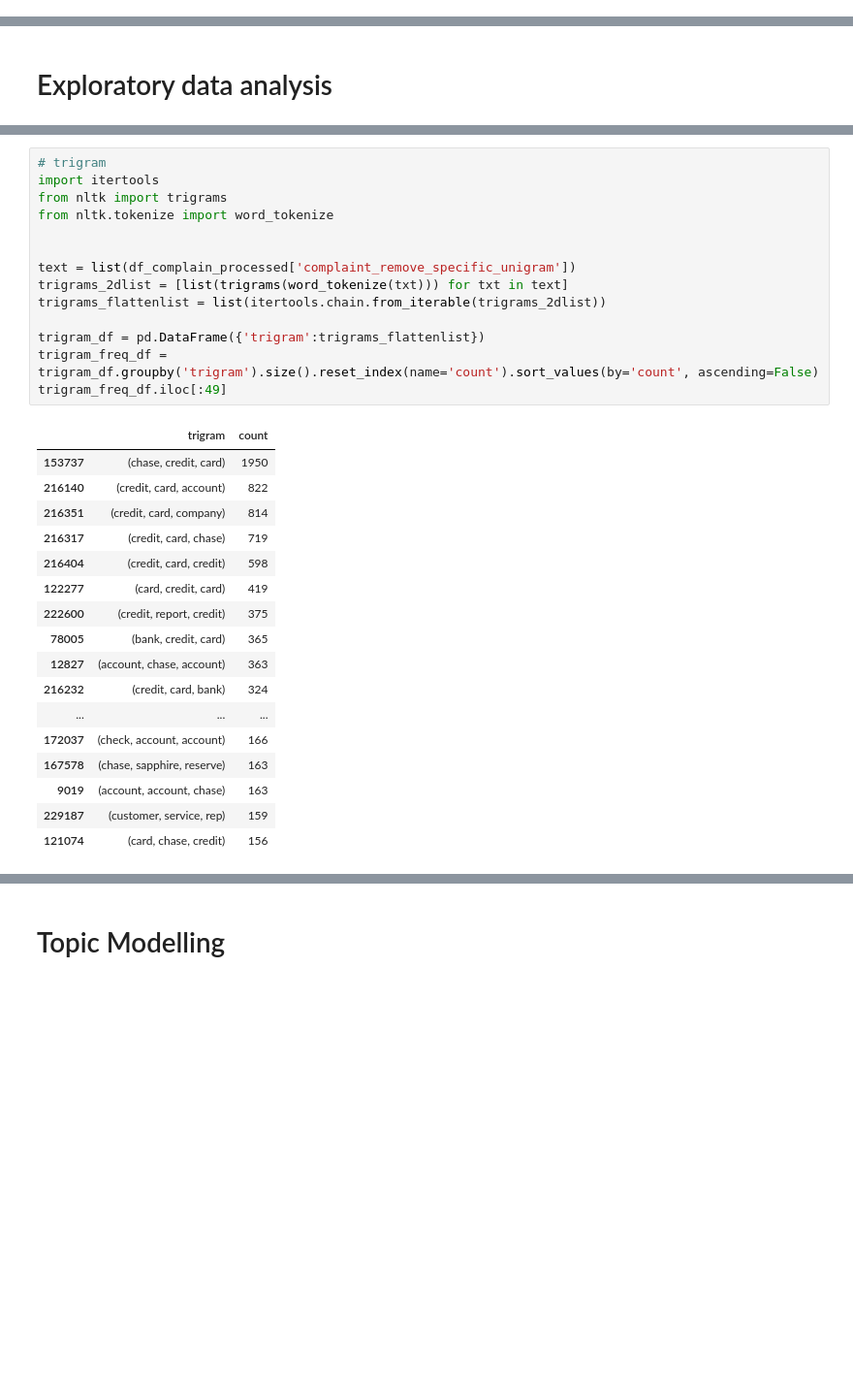
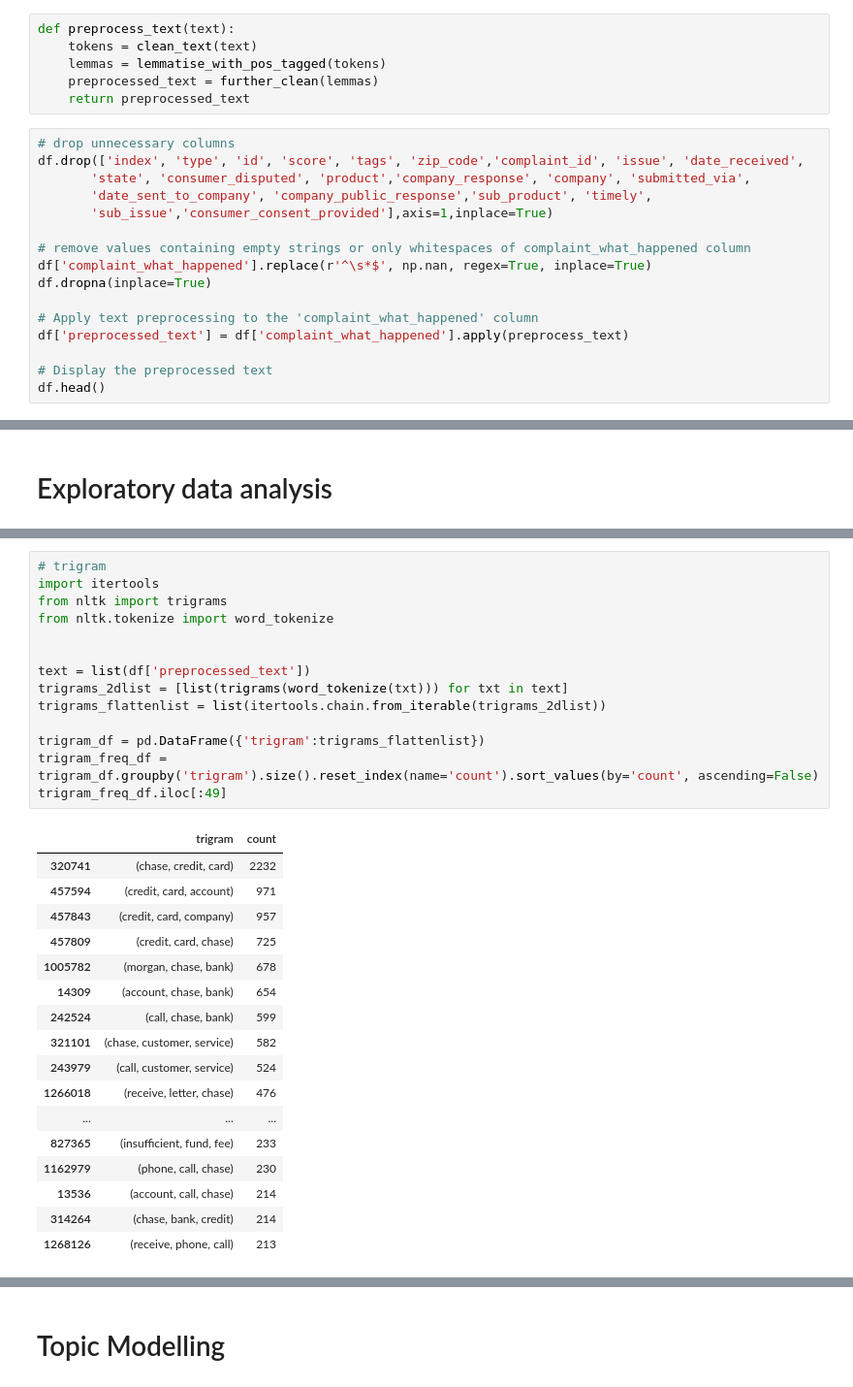
Before and after one commit to dxlee0807/classify_prioritise_complaint_ticket, a Jupyter notebook: financial_ticket_v2.ipynb, the cells around one changed output, grey strips where cells are left out. Shown: that part at 97% size. Drawn from its saved outputs; the diff is of its cells as text; blank space fills up the shorter version.

```diff
--- a/financial_ticket_v2.ipynb
+++ b/financial_ticket_v2.ipynb
@@ -254,0 +345,22 @@ df_complain_text
+# %%
+def preprocess_text(text):
+    tokens = clean_text(text)
+    lemmas = lemmatise_with_pos_tagged(tokens)
+    preprocessed_text = further_clean(lemmas)
+    return preprocessed_text
+# %%
+# drop unnecessary columns
+df.drop(['index', 'type', 'id', 'score', 'tags', 'zip_code','complaint_id', 'issue', 'date_received',
+       'state', 'consumer_disputed', 'product','company_response', 'company', 'submitted_via',
+       'date_sent_to_company', 'company_public_response','sub_product', 'timely',
+       'sub_issue','consumer_consent_provided'],axis=1,inplace=True)
+
+# remove values containing empty strings or only whitespaces of complaint_what_happened column
+df['complaint_what_happened'].replace(r'^\s*$', np.nan, regex=True, inplace=True)
+df.dropna(inplace=True)
+
+# Apply text preprocessing to the 'complaint_what_happened' column
+df['preprocessed_text'] = df['complaint_what_happened'].apply(preprocess_text)
+
+# Display the preprocessed text
+df.head()
@@ -391,32 +459,32 @@ bigram_freq_df.iloc[:49]
 # %%
 # trigram
 import itertools
 from nltk import trigrams
 from nltk.tokenize import word_tokenize
 
 
-text = list(df_complain_processed['complaint_remove_specific_unigram'])
+text = list(df['preprocessed_text'])
 trigrams_2dlist = [list(trigrams(word_tokenize(txt))) for txt in text]
 trigrams_flattenlist = list(itertools.chain.from_iterable(trigrams_2dlist))
 
 trigram_df = pd.DataFrame({'trigram':trigrams_flattenlist})
 trigram_freq_df = trigram_df.groupby('trigram').size().reset_index(name='count').sort_values(by='count', ascending=False)
 trigram_freq_df.iloc[:49]
 # %% [output]
 |  | trigram | count |
-| 153737 | (chase, credit, card) | 1950 |
-| 216140 | (credit, card, account) | 822 |
-| 216351 | (credit, card, company) | 814 |
-| 216317 | (credit, card, chase) | 719 |
-| 216404 | (credit, card, credit) | 598 |
-| 122277 | (card, credit, card) | 419 |
-| 222600 | (credit, report, credit) | 375 |
-| 78005 | (bank, credit, card) | 365 |
-| 12827 | (account, chase, account) | 363 |
-| 216232 | (credit, card, bank) | 324 |
+| 320741 | (chase, credit, card) | 2232 |
+| 457594 | (credit, card, account) | 971 |
+| 457843 | (credit, card, company) | 957 |
+| 457809 | (credit, card, chase) | 725 |
+| 1005782 | (morgan, chase, bank) | 678 |
+| 14309 | (account, chase, bank) | 654 |
+| 242524 | (call, chase, bank) | 599 |
+| 321101 | (chase, customer, service) | 582 |
+| 243979 | (call, customer, service) | 524 |
+| 1266018 | (receive, letter, chase) | 476 |
 | ... | ... | ... |
-| 172037 | (check, account, account) | 166 |
-| 167578 | (chase, sapphire, reserve) | 163 |
-| 9019 | (account, account, chase) | 163 |
-| 229187 | (customer, service, rep) | 159 |
-| 121074 | (card, chase, credit) | 156 |
+| 827365 | (insufficient, fund, fee) | 233 |
+| 1162979 | (phone, call, chase) | 230 |
+| 13536 | (account, call, chase) | 214 |
+| 314264 | (chase, bank, credit) | 214 |
+| 1268126 | (receive, phone, call) | 213 |
```
Also changed, not shown: parts of 38 cells of this notebook, 1 other file.
